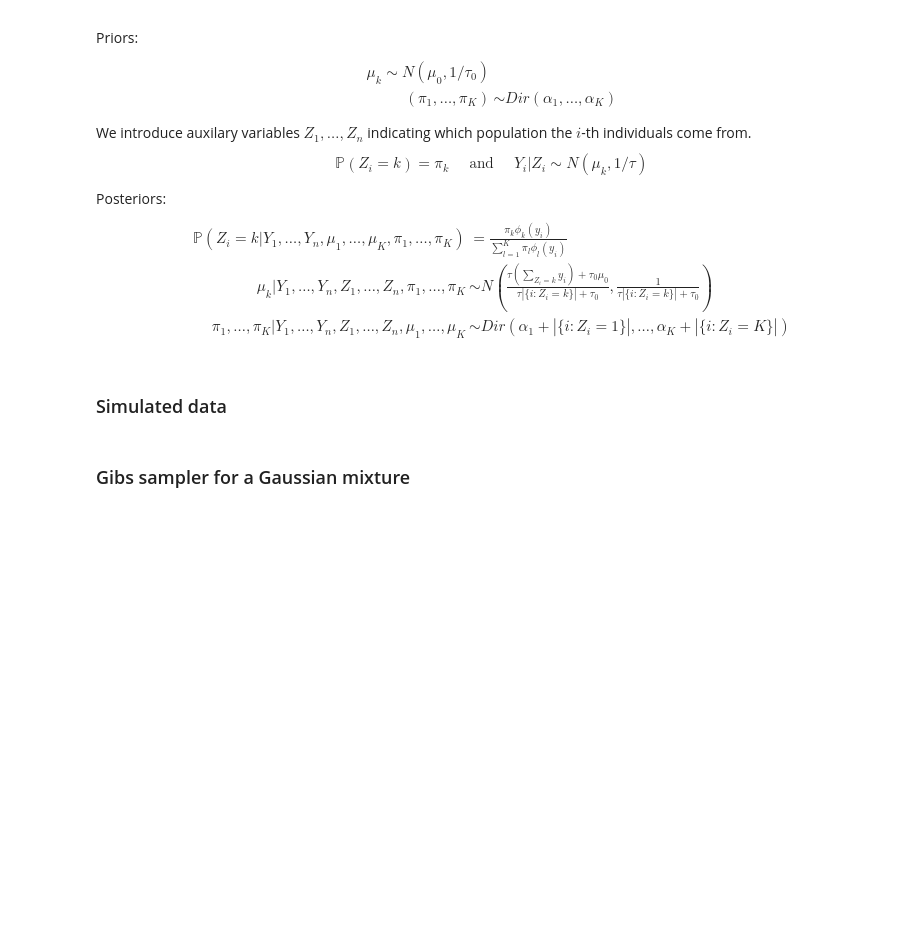
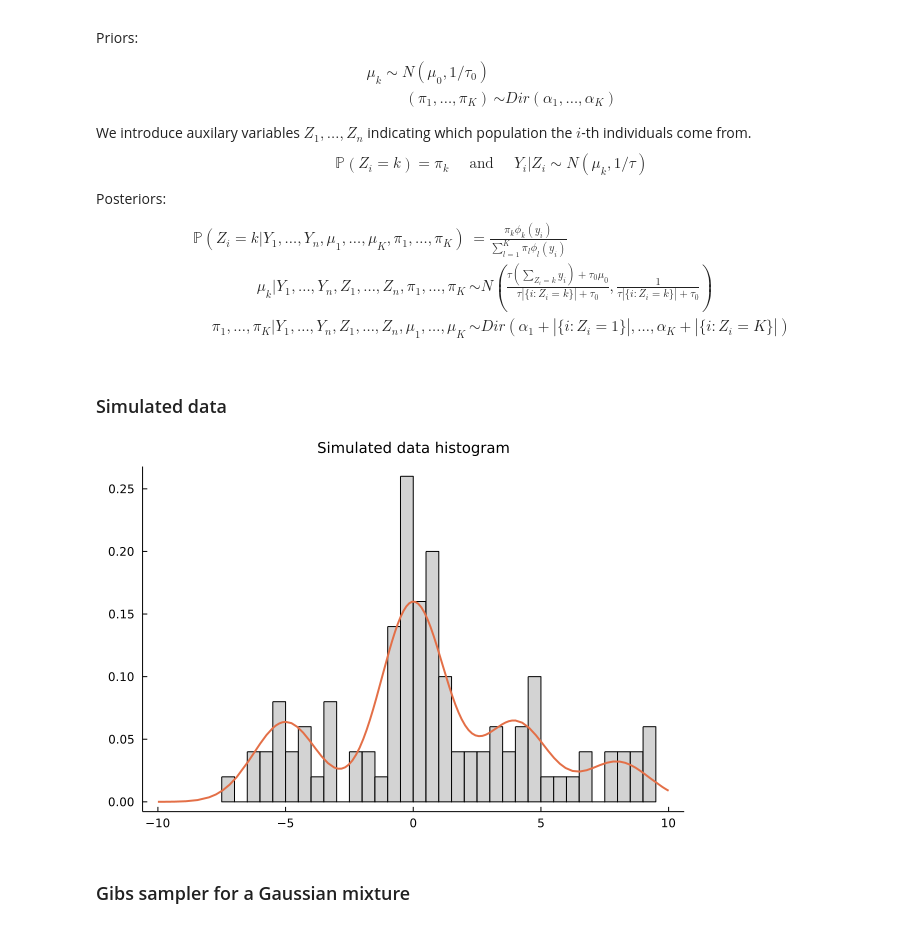
Before and after one commit to Kaasiak/MonteCarloCasino, a Jupyter notebook: 05-data-augmentation.ipynb, the cells around one changed output. Saved outputs shown, nothing was run; the diff lists cells and outputs as text; code cells hidden in the pictures; blank space fills up the shorter version.

```diff
--- a/05-data-augmentation.ipynb
+++ b/05-data-augmentation.ipynb
@@ -39,31 +39,33 @@ $$
 ### Simulated data
 # %%
 # parameters
-mu = [-5, 0, 4, 8]
-tau = 0.8
-pi = [0.2, 0.5, 0.2, 0.1]
-K = length(pi)
+μ = [-5, 0, 4, 8]
+τ = 0.8
+π = [0.2, 0.5, 0.2, 0.1]
+K = length(π)
 N = 100
 
 # data simulation
 Y = zeros(0)
 for i in range(1, K)
-    append!(Y, rand(Normal(mu[i], 1/tau), Int(N * pi[i])))
+    append!(Y, rand(Normal(μ[i], 1/τ), Int(N * π[i])))
 end;
 
 # plot the histogram and the pdf
-function f(x, pi, mu, tau)
+function f(x, π, μ, τ)
     y = 0
-    K = length(pi)
+    K = length(π)
     for i in range(1, K)
-        y += pi[i] * pdf(Normal(mu[i], 1/tau), x)
+        y += π[i] * pdf(Normal(μ[i], 1/τ), x)
     end
     y
 end
 
-g(x) = f(x, pi, mu, tau)
+g(x) = f(x, π, μ, τ)
 histogram(Y, bins=50, normed=true, title="Simulated data histogram")
 plot!(g, -10, 10, width=2)
+# %% [output]
+[figure, added]
 # %% [markdown]
 ### Gibs sampler for a Gaussian mixture
 # %%
```
Also changed, not shown: parts of 7 cells of this notebook, 4 other files.
